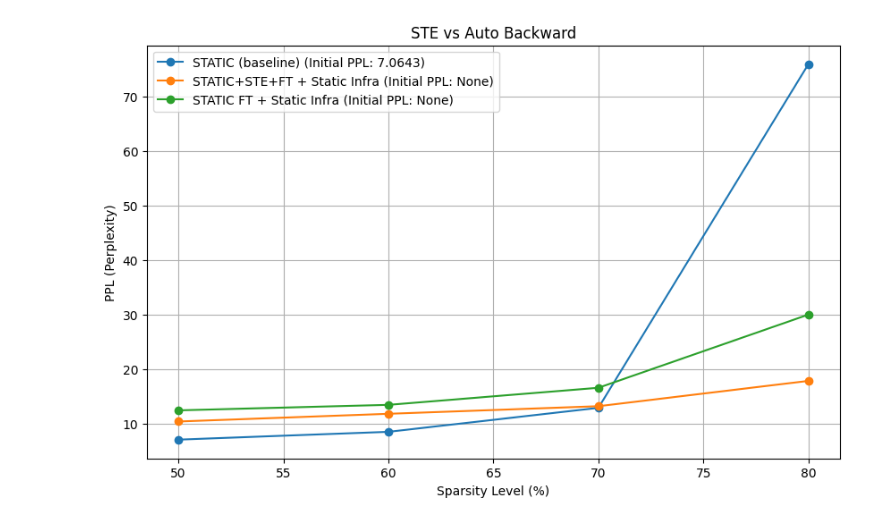
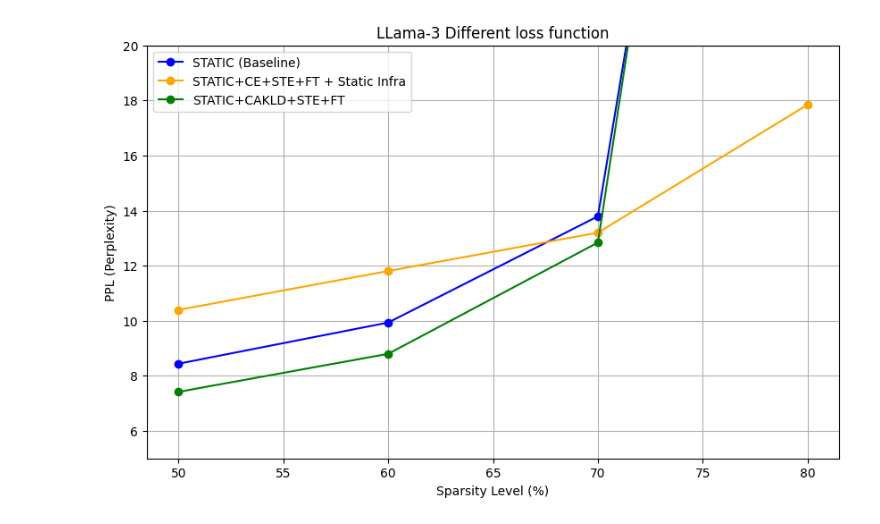
Before and after one commit to wuzw21/spdistiller, a Jupyter notebook: plt/plt.ipynb, the cells around one changed output. Saved outputs shown, nothing was run; the diff lists cells and outputs as text; code cells hidden in the pictures.

```diff
--- a/plt/plt.ipynb
+++ b/plt/plt.ipynb
@@ -1,46 +1,53 @@
 # %%
 import matplotlib.pyplot as plt
-
+colors = ["blue", "orange", "green"]  # 自定义颜色顺序
 # 数据
 sparsity_levels = [50, 60, 70, 80]  # 稀疏度
 ppl_data = {
-    "STATIC (baseline)": [7.0643, 7.0643, 8.4974, 12.9017, 75.9907],
+    "STATIC (Baseline)": [7.502136597, 8.438567742, 9.933295876, 13.79159493, 59.53932509],
     # "TOP-K": [7.45, 9.8145, 10.1077, 51.0514, 235.3256],
-    "STATIC+STE+FT + Static Infra": [None, 10.3933, 11.8062, 13.1989, 17.8467],
-    "STATIC FT + Static Infra": [None, 12.4415, 13.4475, 16.5826, 30.0151],
-    # "TOP-K+FT": [None, 13.1837, 13.9668, 16.7441, 34.552],
-    # "TOP-K-FT + Static Infra": [None, 13.36, 13.8404, 16.0106, 30.9501]
+    "STATIC+CE+STE+FT + Static Infra": [None, 10.3933, 11.8062, 13.1989, 17.8467],
+    # "STATIC FT + Static Infra": [None, 12.4415, 13.4475, 16.5826, 30.0151],
+    # "TOP-K-FT + Static Infra": [None, 13.36, 13.8404, 16.0106, 30.9501],
+    # "STATIC+STE+FT-80% + Static Infra": [None, 10.6339, 11.1899, 12.4559, 17.6248],
+    "STATIC+CAKLD+STE+FT" : [6.211,7.4162,8.7976,12.8395,62.7326]
+
 }
+# ppl_data = {
+#     "STATIC (baseline)": [6.2704, 7.8552, 8.5394, 16.632, 2620.6383],
+#     # ""TOP-K (base"line)": [6.2704, 6.9114, [7.9685, 15.96,7, 152.9675],
+#     # "TOP-K-Dynamic-STE-FT": [None, 9.8182, 11.2164, 12.4548, 16.4707],
+#     "Threshold-Static-STE-FT": [None, 10.0915, 10.3991, 11.0136, 14.5048],
+#     "Theshold-STE-FT-70% + Static Infra": [None, 9.0056, 9.8099, 11.215, 28.3218]
+# }
 
 # 创建图形
 plt.figure(figsize=(10, 6))
 
+
 # 绘制每种方法的折线图
-for method, values in ppl_data.items():
-    # 提取稀疏度为0的初始值
-    initial_value = values[0] if values[0] is not None else None
-
-    # 过滤掉稀疏度为0的数据
+for (method, values), color in zip(ppl_data.items(), colors):
     x = [sparsity_levels[i-1] for i, v in enumerate(values) if i > 0 and v is not None]
     y = [v for i, v in enumerate(values) if i > 0 and v is not None]
-
-    # 绘制折线图
-    plt.plot(x, y, marker='o', label=f"{method} (Initial PPL: {initial_value})")
+    plt.plot(x, y, marker='o', label=method, color=color)
 
 # 添加标题和标签
 plt.xlabel("Sparsity Level (%)")
 plt.ylabel("PPL (Perplexity)")
+
+plt.ylim(5, 20)  # 设置y轴最小值为0，最大值为100
+
 
 # 添加图例
 plt.legend()
 
 # 显示网格
 plt.grid(True)
 
-title= "STE vs Auto Backward"
+title= "LLama-3 Different loss function"
 plt.title(title)
 plt.savefig(f'{title}.png')
 # 显示图形
 plt.show()
 # %% [output]
-[figure, old version]
+[figure, new version]
```
Also changed, not shown: parts of 2 cells of this notebook, 33 other files.
